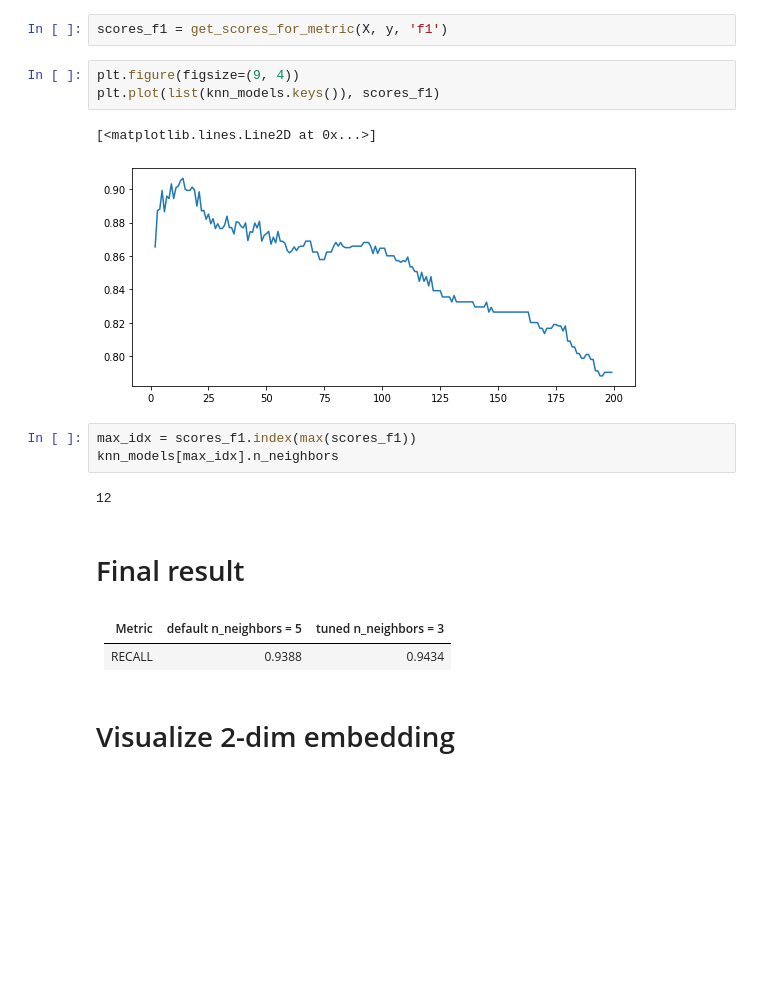
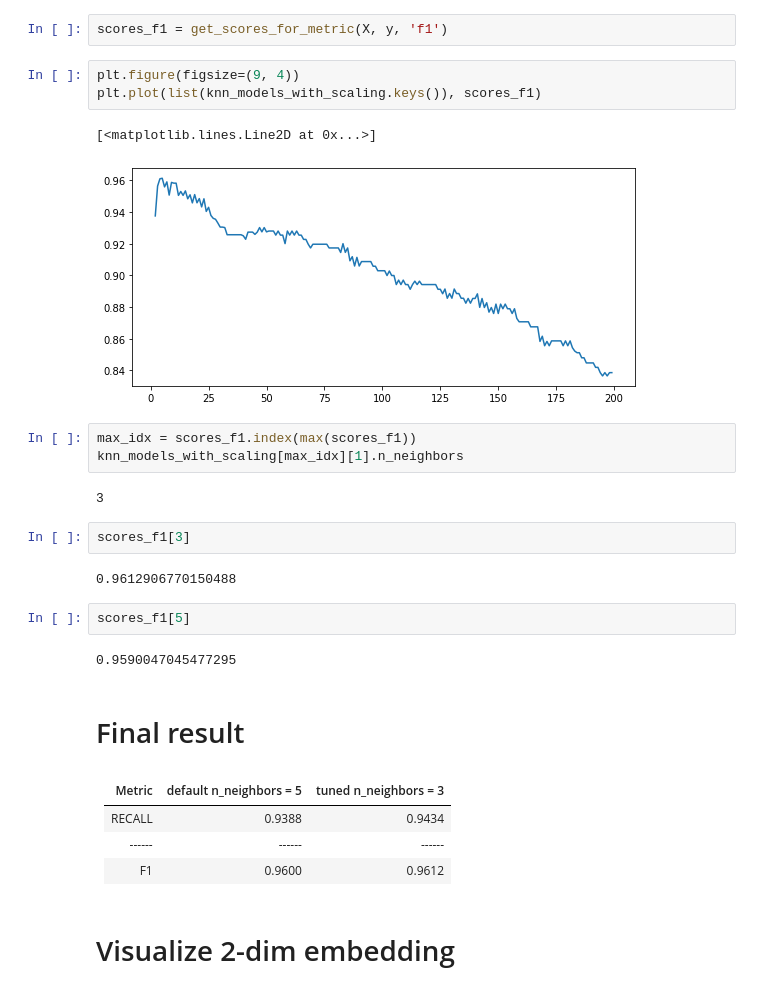
Before and after one commit to klapidus/otus_ml_classical_methods, a Jupyter notebook: HA_1.ipynb, the cells around one changed output. Drawn from its saved outputs; the diff is of its cells as text; blank space fills up the shorter version.

```diff
--- a/HA_1.ipynb
+++ b/HA_1.ipynb
@@ -290,21 +290,31 @@ scores_recall[5]
 scores_f1 = get_scores_for_metric(X, y, 'f1')
 # %%
 plt.figure(figsize=(9, 4))
-plt.plot(list(knn_models.keys()), scores_f1)
+plt.plot(list(knn_models_with_scaling.keys()), scores_f1)
 # %% [output]
 [<matplotlib.lines.Line2D at 0x...>]
-[figure, old version]
+[figure, new version]
 # %%
 max_idx = scores_f1.index(max(scores_f1))
-knn_models[max_idx].n_neighbors
+knn_models_with_scaling[max_idx][1].n_neighbors
 # %% [output]
-12
+3
+# %%
+scores_f1[3]
+# %% [output]
+0.9612906770150488
+# %%
+scores_f1[5]
+# %% [output]
+0.9590047045477295
 # %% [markdown]
 # Final result
 # %% [markdown]
 | Metric | default n_neighbors = 5   | tuned n_neighbors = 3  |
 |------|------|------|
 |   RECALL  | 0.9388 | 0.9434 |
+|------|------|------|
+|   F1  | 0.9600 | 0.9612 |
 # %% [markdown]
 # Visualize 2-dim embedding
 # %%
```
